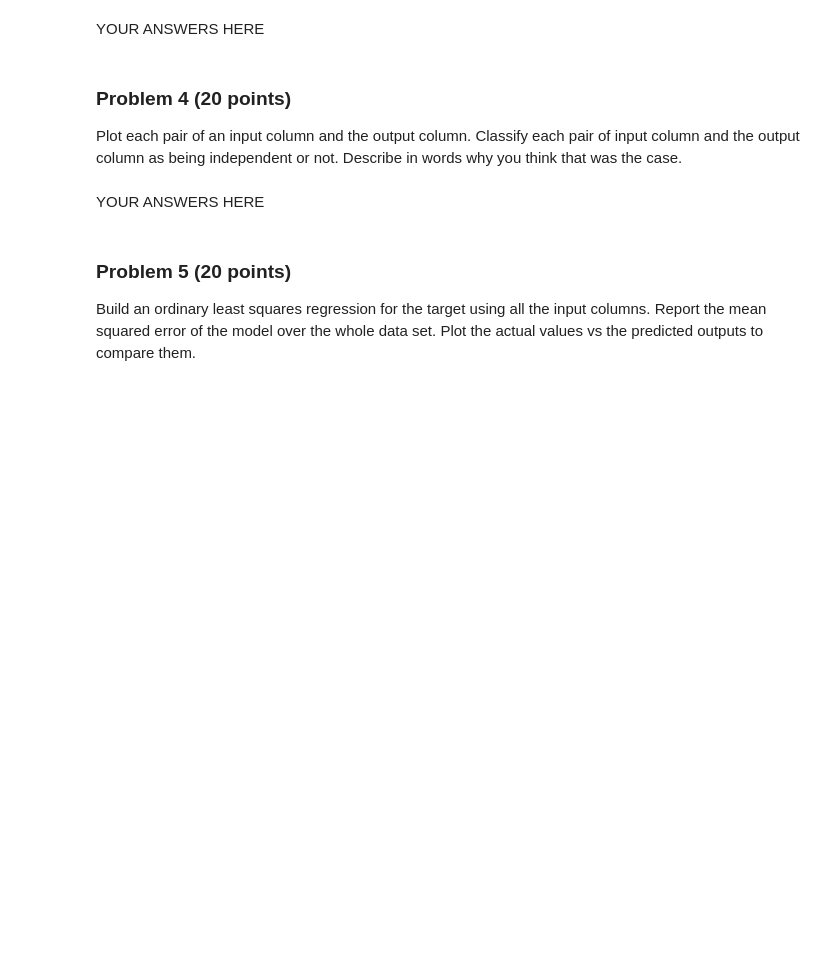
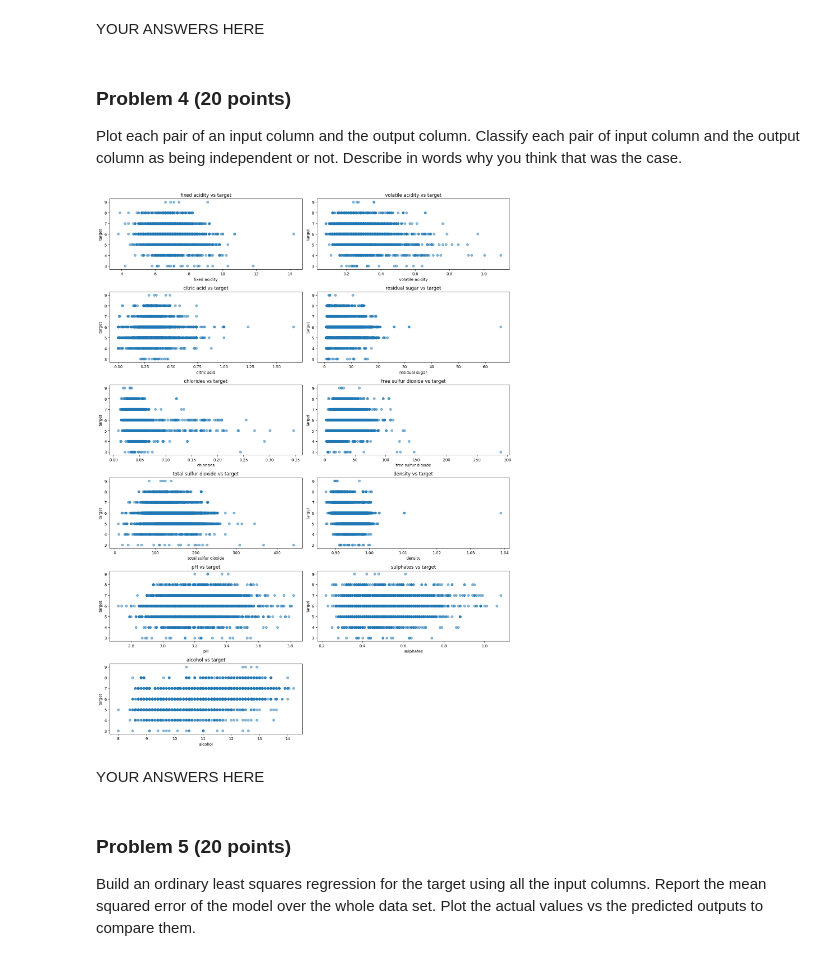
Before and after one commit to Ian123Ian595/dx601-final-project, a Jupyter notebook: project.ipynb, the cells around one changed output. Drawn from its saved outputs; the diff is of its cells as text; code cells hidden in the pictures; blank space fills up the shorter version.

```diff
--- a/project.ipynb
+++ b/project.ipynb
@@ -151,3 +162,29 @@ Describe in words why you think that was the case.
+# %%
+# YOUR CODE HERE
+input_columns = df.columns[:-1]
+plt.figure(figsize=(15,20))
+for i, col in enumerate(input_columns):
+    plt.subplot(6,2, i+1)
+    plt.scatter(df[col], df['target'], alpha=0.5)
+    plt.xlabel(col)
+    plt.ylabel('target')
+    plt.title(f'{col} vs target')
+plt.tight_layout()
+plt.show()
+
+#fixed acidity: not independent; slight positive trend, higher acidity sometimes increases quality.
+#volatile acidity: not independent; higher acidity tends to lower quality.
+#citric acid: not independent; small positive correlation.
+#residual sugar: independent; no clear trend visibile.
+#chlorides: not independent; higher chloride levels tend to reduce quality.
+#free sulfur dioxide: independent; no clear trend visible.
+#total sulfur dioxide: not independent; slight negative correlation with quality.
+#density: not independent; slight negative correlation
+#pH: independent; mostly flat, no trend.
+#sulphates: not independent; higher sulfates slightly increase quality.
+#alcohol: not independent; higher alcohol correlates with higher quality.
+# %% [output]
+[figure, added]
 # %% [markdown]
 YOUR ANSWERS HERE
 # %% [markdown]
```
Also changed, not shown: parts of 4 cells of this notebook.
